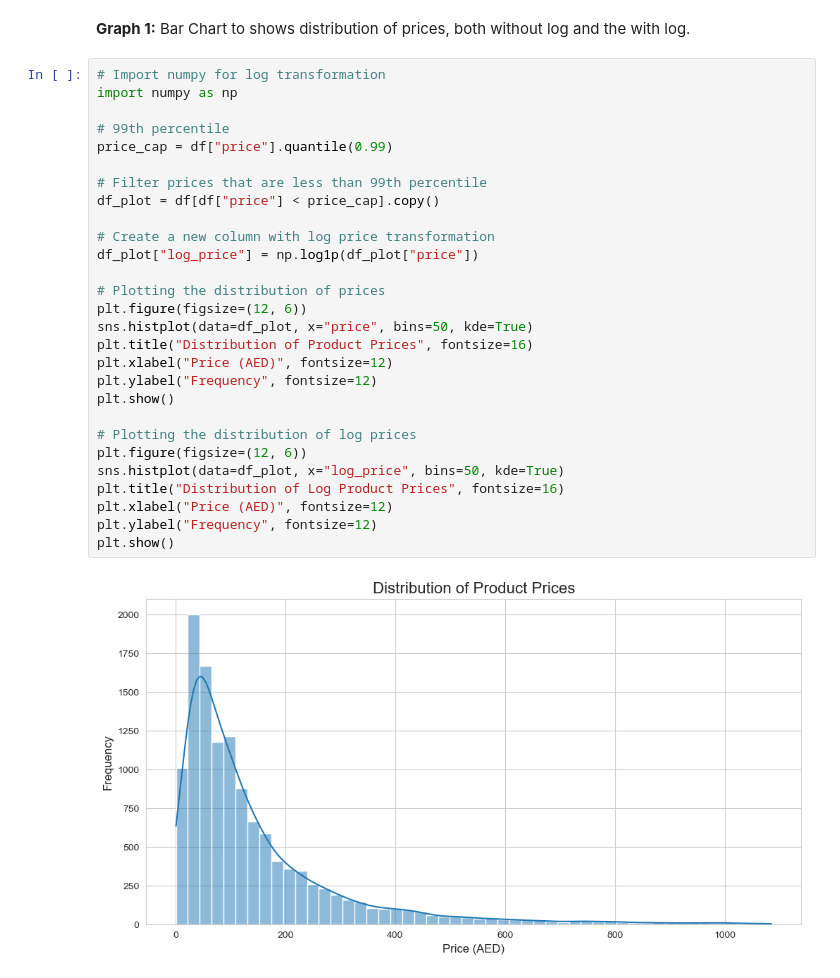
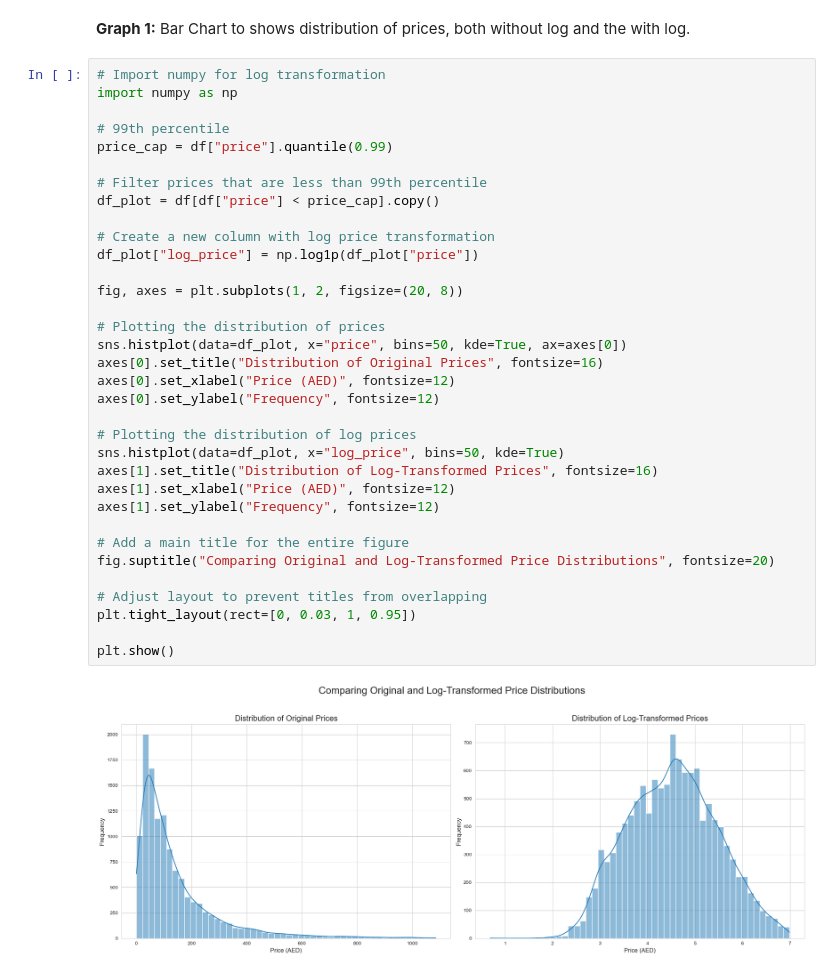
Before and after one commit to drahciry/amazon_sales_prediction, a Jupyter notebook: notebooks/aznsales_analysis.ipynb, the cells around one changed output. Saved outputs shown, nothing was run; the diff lists cells and outputs as text.

Commit message:
Adust graph 1 to shows the two graphs together

```diff
--- a/notebooks/aznsales_analysis.ipynb
+++ b/notebooks/aznsales_analysis.ipynb
@@ -72,30 +72,36 @@ Finally, just plot necessary graphs.
 # %%
 # Import numpy for log transformation
 import numpy as np
 
 # 99th percentile
 price_cap = df["price"].quantile(0.99)
 
 # Filter prices that are less than 99th percentile
 df_plot = df[df["price"] < price_cap].copy()
 
 # Create a new column with log price transformation
 df_plot["log_price"] = np.log1p(df_plot["price"])
 
+fig, axes = plt.subplots(1, 2, figsize=(20, 8))
+
 # Plotting the distribution of prices
-plt.figure(figsize=(12, 6))
-sns.histplot(data=df_plot, x="price", bins=50, kde=True)
-plt.title("Distribution of Product Prices", fontsize=16)
-plt.xlabel("Price (AED)", fontsize=12)
-plt.ylabel("Frequency", fontsize=12)
-plt.show()
+sns.histplot(data=df_plot, x="price", bins=50, kde=True, ax=axes[0])
+axes[0].set_title("Distribution of Original Prices", fontsize=16)
+axes[0].set_xlabel("Price (AED)", fontsize=12)
+axes[0].set_ylabel("Frequency", fontsize=12)
 
 # Plotting the distribution of log prices
-plt.figure(figsize=(12, 6))
 sns.histplot(data=df_plot, x="log_price", bins=50, kde=True)
-plt.title("Distribution of Log Product Prices", fontsize=16)
-plt.xlabel("Price (AED)", fontsize=12)
-plt.ylabel("Frequency", fontsize=12)
+axes[1].set_title("Distribution of Log-Transformed Prices", fontsize=16)
+axes[1].set_xlabel("Price (AED)", fontsize=12)
+axes[1].set_ylabel("Frequency", fontsize=12)
+
+# Add a main title for the entire figure
+fig.suptitle("Comparing Original and Log-Transformed Price Distributions", fontsize=20)
+
+# Adjust layout to prevent titles from overlapping
+plt.tight_layout(rect=[0, 0.03, 1, 0.95])
+
 plt.show()
 # %% [output]
-[figure, old version]
+[figure, new version]
```
Also changed, not shown: parts of 1 cell of this notebook.
